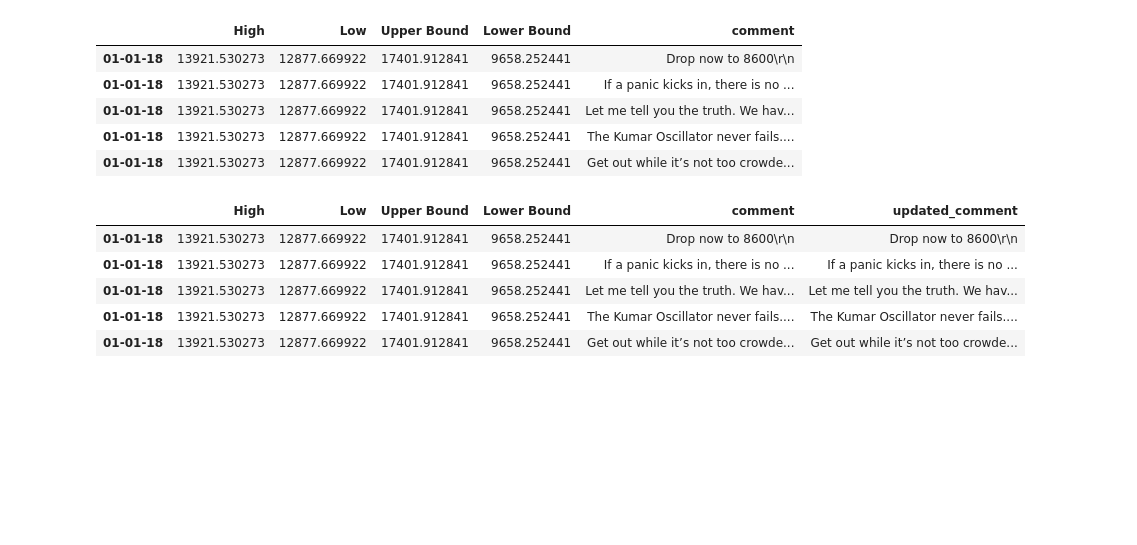
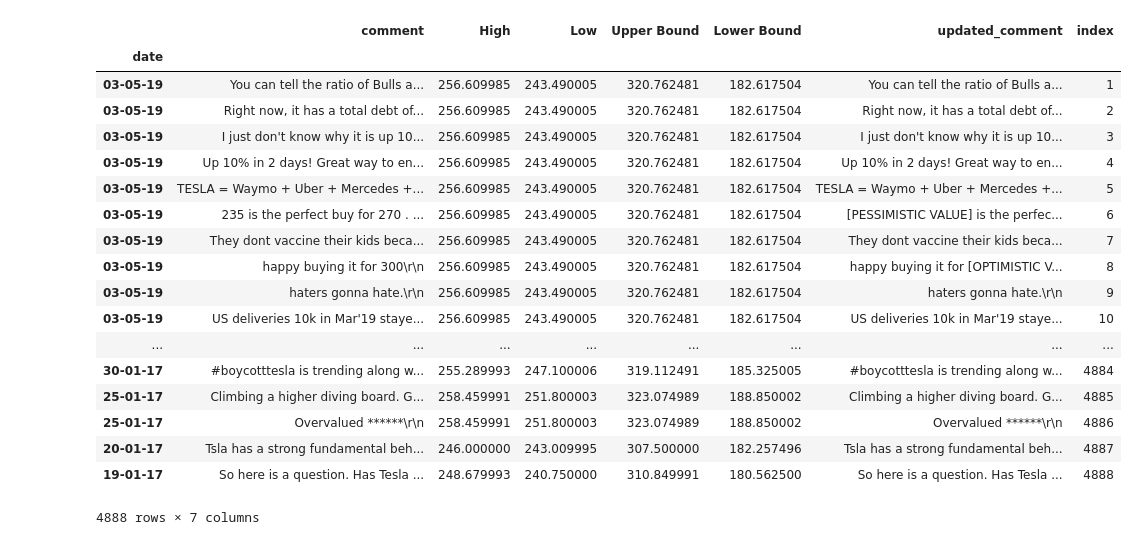
Before and after one commit to falkenovergaard/TA_Exam, a Jupyter notebook: Preprocessing.ipynb, the cells around one changed output. Saved outputs shown, nothing was run; the diff lists cells and outputs as text; code cells hidden in the pictures; blank space fills up the shorter version.

Commit message:
dataframe with index

```diff
--- a/Preprocessing.ipynb
+++ b/Preprocessing.ipynb
@@ -42,7 +42,3 @@ df_ts = df_ts.dropna(subset=['comment'])
 df_bcp = pd.read_excel('data/price/BTC.xlsx')
 df_djp = pd.read_excel('data/price/DJI.xlsx')
 df_tsp = pd.read_excel('data/price/TSLA.xlsx')
-# %%
-df_bc_merged = df_bcp.set_index('Date').join(df_bc.set_index('date'))
-df_dj_merged = df_djp.set_index('Date').join(df_dj.set_index('date'))
-df_ts_merged = df_tsp.set_index('Date').join(df_ts.set_index('date'))
@@ -49,16 +58,11 @@ df_ts_merged = df_tsp.set_index('Date').join(df_ts.set_index('date'))
+# %%
+df_bc_merged = pd.merge(df_bc,df_bcp, left_on="date", right_on="Date",how="inner")
+df_dj_merged = pd.merge(df_dj,df_djp, left_on="date", right_on="Date",how="inner")
+df_ts_merged = pd.merge(df_ts,df_tsp, left_on="date", right_on="Date",how="inner")
 # %%
 df_bc_merged = df_bc_merged.dropna(subset=['comment'])
 df_dj_merged = df_dj_merged.dropna(subset=['comment'])
 df_ts_merged = df_ts_merged.dropna(subset=['comment'])
-# %%
-df_bc_merged.head()
-# %% [output]
-|  | High | Low | Upper Bound | Lower Bound | comment |
-| 01-01-18 | 13921.530273 | 12877.669922 | 17401.912841 | 9658.252441 | Drop now to 8600\r\n |
-| 01-01-18 | 13921.530273 | 12877.669922 | 17401.912841 | 9658.252441 | If a panic kicks in, there is no ... |
-| 01-01-18 | 13921.530273 | 12877.669922 | 17401.912841 | 9658.252441 | Let me tell you the truth. We hav... |
-| 01-01-18 | 13921.530273 | 12877.669922 | 17401.912841 | 9658.252441 | The Kumar Oscillator never fails.... |
-| 01-01-18 | 13921.530273 | 12877.669922 | 17401.912841 | 9658.252441 | Get out while it’s not too crowde... |
 # %%
 
 def add_placeholder(row):
@@ -77,6 +81,8 @@ def add_placeholder(row):
     return row['comment']
 
 def placeholder(df):
+    df.drop(['Date'], axis=1,inplace=True)
+    df=df.set_index('date')
     df['updated_comment'] = df.apply(lambda x: add_placeholder(x), axis=1)
 
     return df
@@ -84,12 +90,27 @@ def placeholder(df):
 df_bc_merged = placeholder(df_bc_merged)
 df_dj_merged = placeholder(df_dj_merged)
 df_ts_merged = placeholder(df_ts_merged)
-# %%
-df_bc_merged.head(5)
-# %% [output]
-|  | High | Low | Upper Bound | Lower Bound | comment | updated_comment |
-| 01-01-18 | 13921.530273 | 12877.669922 | 17401.912841 | 9658.252441 | Drop now to 8600\r\n | Drop now to 8600\r\n |
-| 01-01-18 | 13921.530273 | 12877.669922 | 17401.912841 | 9658.252441 | If a panic kicks in, there is no ... | If a panic kicks in, there is no ... |
-| 01-01-18 | 13921.530273 | 12877.669922 | 17401.912841 | 9658.252441 | Let me tell you the truth. We hav... | Let me tell you the truth. We hav... |
-| 01-01-18 | 13921.530273 | 12877.669922 | 17401.912841 | 9658.252441 | The Kumar Oscillator never fails.... | The Kumar Oscillator never fails.... |
-| 01-01-18 | 13921.530273 | 12877.669922 | 17401.912841 | 9658.252441 | Get out while it’s not too crowde... | Get out while it’s not too crowde... |
+# %%
+df_ts_merged['index'] = range(1, len(df_ts_merged) + 1)
+# %%
+df_ts_merged
+# %% [output]
+|  | comment | High | Low | Upper Bound | Lower Bound | updated_comment | index |
+| date |  |  |  |  |  |  |  |
+| 03-05-19 | You can tell the ratio of Bulls a... | 256.609985 | 243.490005 | 320.762481 | 182.617504 | You can tell the ratio of Bulls a... | 1 |
+| 03-05-19 | Right now, it has a total debt of... | 256.609985 | 243.490005 | 320.762481 | 182.617504 | Right now, it has a total debt of... | 2 |
+| 03-05-19 | I just don't know why it is up 10... | 256.609985 | 243.490005 | 320.762481 | 182.617504 | I just don't know why it is up 10... | 3 |
+| 03-05-19 | Up 10% in 2 days! Great way to en... | 256.609985 | 243.490005 | 320.762481 | 182.617504 | Up 10% in 2 days! Great way to en... | 4 |
+| 03-05-19 | TESLA = Waymo + Uber + Mercedes +... | 256.609985 | 243.490005 | 320.762481 | 182.617504 | TESLA = Waymo + Uber + Mercedes +... | 5 |
+| 03-05-19 | 235 is the perfect buy for 270 . ... | 256.609985 | 243.490005 | 320.762481 | 182.617504 | [PESSIMISTIC VALUE] is the perfec... | 6 |
+| 03-05-19 | They dont vaccine their kids beca... | 256.609985 | 243.490005 | 320.762481 | 182.617504 | They dont vaccine their kids beca... | 7 |
+| 03-05-19 | happy buying it for 300\r\n | 256.609985 | 243.490005 | 320.762481 | 182.617504 | happy buying it for [OPTIMISTIC V... | 8 |
+| 03-05-19 | haters gonna hate.\r\n | 256.609985 | 243.490005 | 320.762481 | 182.617504 | haters gonna hate.\r\n | 9 |
+| 03-05-19 | US deliveries 10k in Mar'19 staye... | 256.609985 | 243.490005 | 320.762481 | 182.617504 | US deliveries 10k in Mar'19 staye... | 10 |
+| ... | ... | ... | ... | ... | ... | ... | ... |
+| 30-01-17 | #boycotttesla is trending along w... | 255.289993 | 247.100006 | 319.112491 | 185.325005 | #boycotttesla is trending along w... | 4884 |
+| 25-01-17 | Climbing a higher diving board. G... | 258.459991 | 251.800003 | 323.074989 | 188.850002 | Climbing a higher diving board. G... | 4885 |
+| 25-01-17 | Overvalued ******\r\n | 258.459991 | 251.800003 | 323.074989 | 188.850002 | Overvalued ******\r\n | 4886 |
+| 20-01-17 | Tsla has a strong fundamental beh... | 246.000000 | 243.009995 | 307.500000 | 182.257496 | Tsla has a strong fundamental beh... | 4887 |
+| 19-01-17 | So here is a question. Has Tesla ... | 248.679993 | 240.750000 | 310.849991 | 180.562500 | So here is a question. Has Tesla ... | 4888 |
+4888 rows × 7 columns
```
Also changed, not shown: parts of 6 cells of this notebook, 3 other files.
